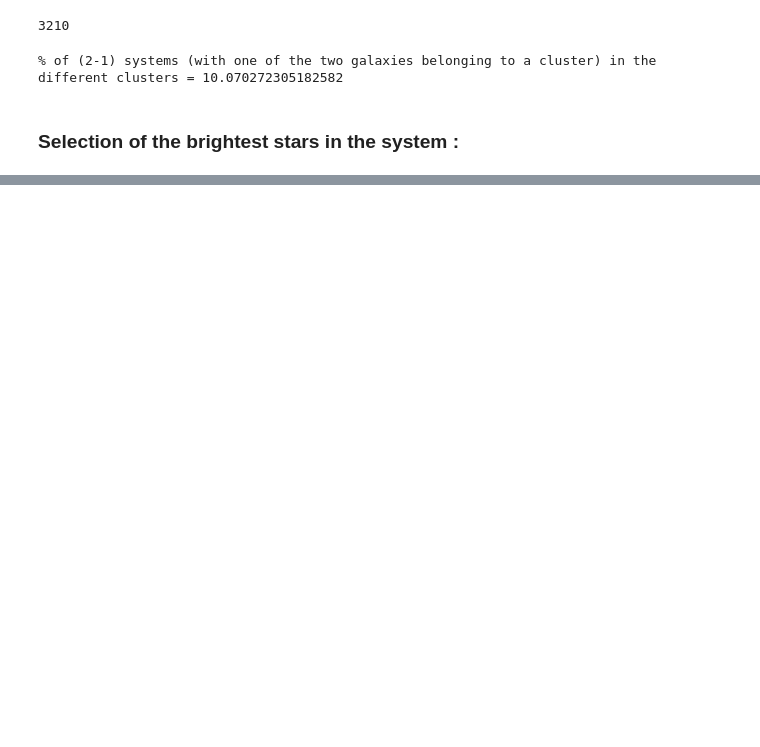
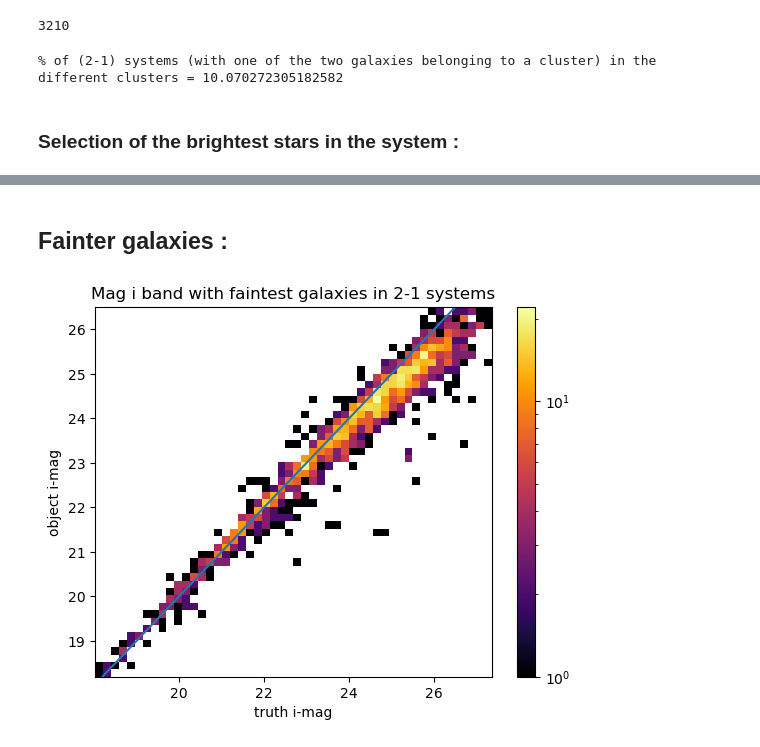
Before and after one commit to GabrielFrugier/stage_LSST, a Jupyter notebook: study_with_background_galaxies_for_2_1_syst.ipynb, the cells around one changed output, grey strips where cells are left out. Saved outputs shown, nothing was run; the diff lists cells and outputs as text; code cells hidden in the pictures; blank space fills up the shorter version.

```diff
--- a/study_with_background_galaxies_for_2_1_syst.ipynb
+++ b/study_with_background_galaxies_for_2_1_syst.ipynb
@@ -618,4 +592,4 @@ array([(2348957, 'galaxy',    557), (2046346, 'galaxy',    695),
 # %%
 faintest_galaxies=np.array(faintest_galaxies)
-faintest_galaxies=results[truth_mask][np.in1d(results[truth_mask]['row_index'], faintest_galaxies)]
+ind_faintest_galaxies=results[truth_mask][np.in1d(results[truth_mask]['row_index'], faintest_galaxies)]['row_index']
 # %%
@@ -687,0 +621,16 @@ ValueError: x and y must have the same length.
+# %% [markdown]
+## Fainter galaxies :
+# %%
+hist2d_mag=plt.hist2d(truth_data['mag_i'][ind_faintest_galaxies],
+                      object_data['mag_i_cModel'][ind_object_2_1_all_good],
+                      bins=50,
+                      norm=mpl.colors.LogNorm(), cmap='inferno');
+plt.axline([0,0], slope=1)
+plt.colorbar()
+plt.xlabel("truth i-mag")
+plt.ylabel("object i-mag")
+plt.title("Mag i band with faintest galaxies in 2-1 systems")
+plt.savefig('2-1_system_blending_studies_with_background/Mag i band with faintest galaxies in 2-1 systems')
+plt.show()
+# %% [output]
+[figure, added]
```
Also changed, not shown: parts of 17 cells of this notebook, 1 other file.
